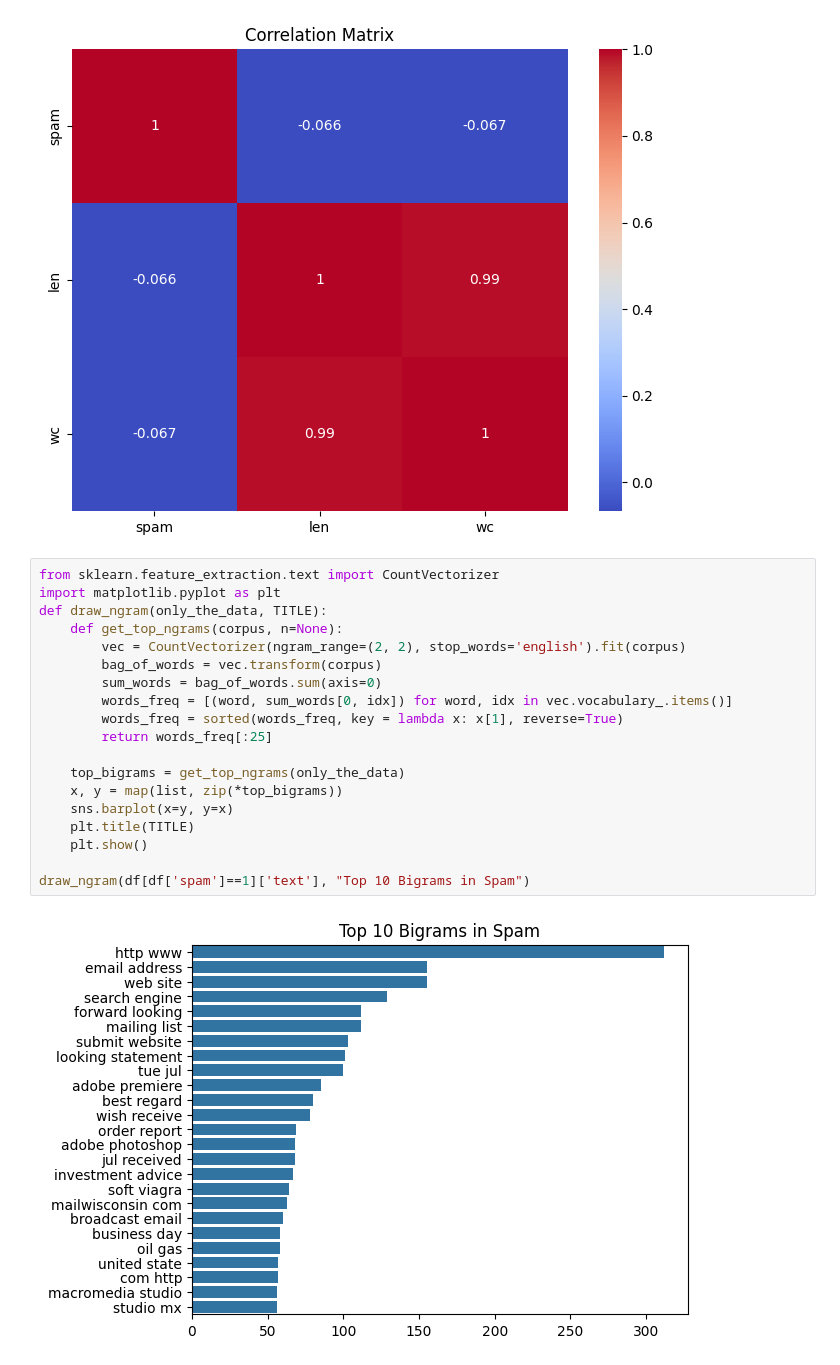
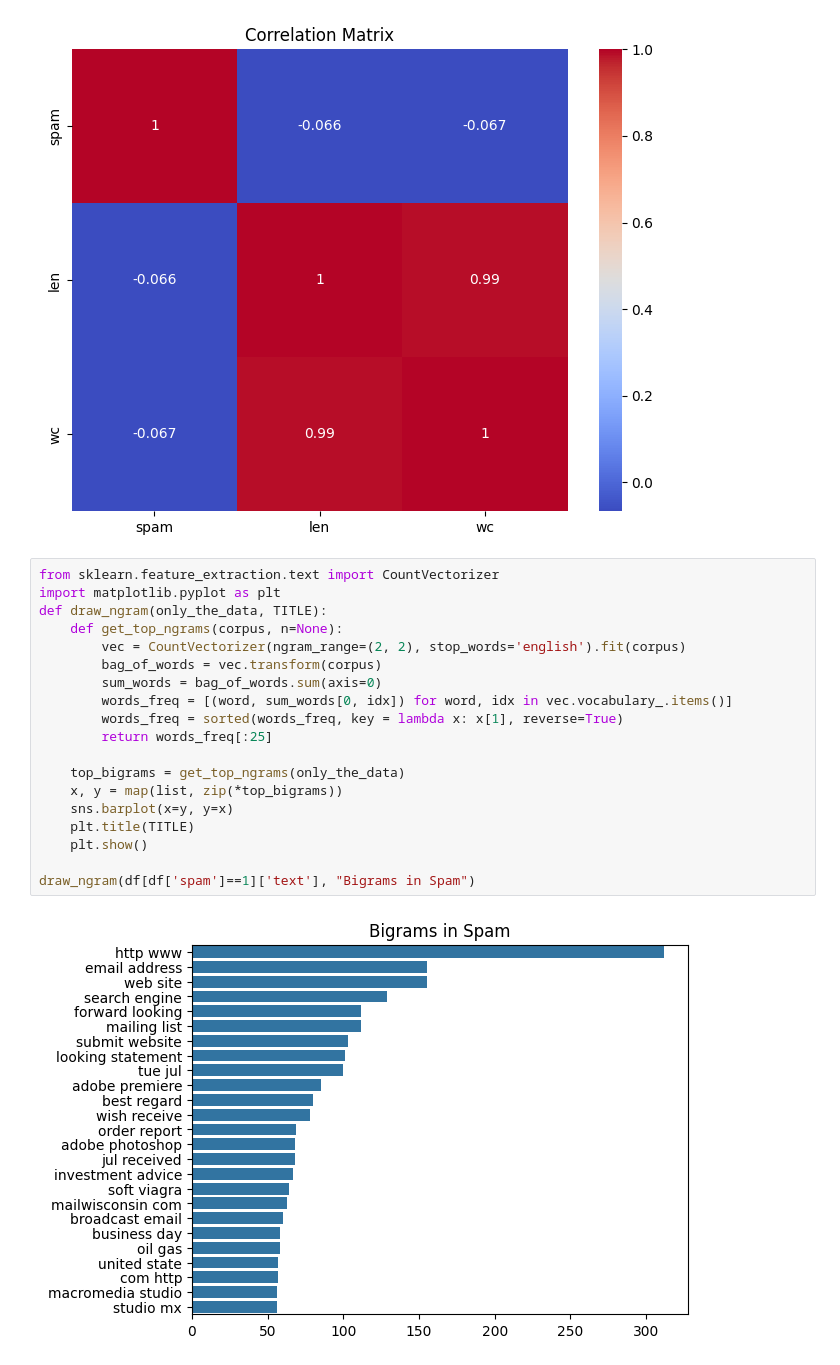
Before and after one commit to Sadman-Ishtiak/spam-email-detection-using-using-naive-bayes-classification, a Jupyter notebook: README.ipynb, the cells around one changed output. Saved outputs shown, nothing was run; the diff lists cells and outputs as text.

```diff
--- a/README.ipynb
+++ b/README.ipynb
@@ -175,21 +175,21 @@ plt.show()
 # %%
 from sklearn.feature_extraction.text import CountVectorizer
 import matplotlib.pyplot as plt
 def draw_ngram(only_the_data, TITLE):
     def get_top_ngrams(corpus, n=None):
         vec = CountVectorizer(ngram_range=(2, 2), stop_words='english').fit(corpus)
         bag_of_words = vec.transform(corpus)
         sum_words = bag_of_words.sum(axis=0)
         words_freq = [(word, sum_words[0, idx]) for word, idx in vec.vocabulary_.items()]
         words_freq = sorted(words_freq, key = lambda x: x[1], reverse=True)
         return words_freq[:25]
 
     top_bigrams = get_top_ngrams(only_the_data)
     x, y = map(list, zip(*top_bigrams))
     sns.barplot(x=y, y=x)
     plt.title(TITLE)
     plt.show()
 
-draw_ngram(df[df['spam']==1]['text'], "Top 10 Bigrams in Spam")
+draw_ngram(df[df['spam']==1]['text'], "Bigrams in Spam")
 # %% [output]
-[figure, old version]
+[figure, new version]
```
Also changed, not shown: parts of 7 cells of this notebook.
